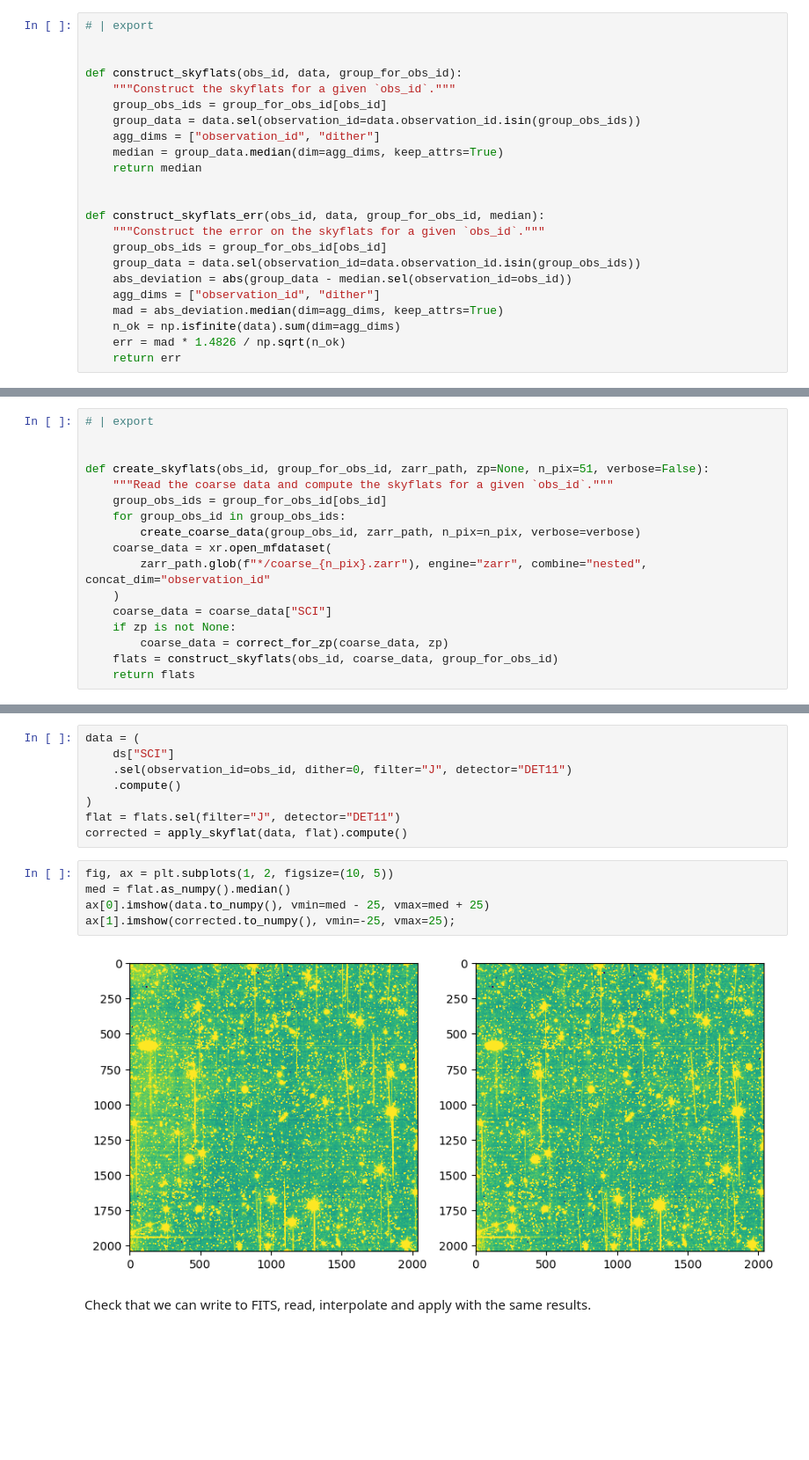
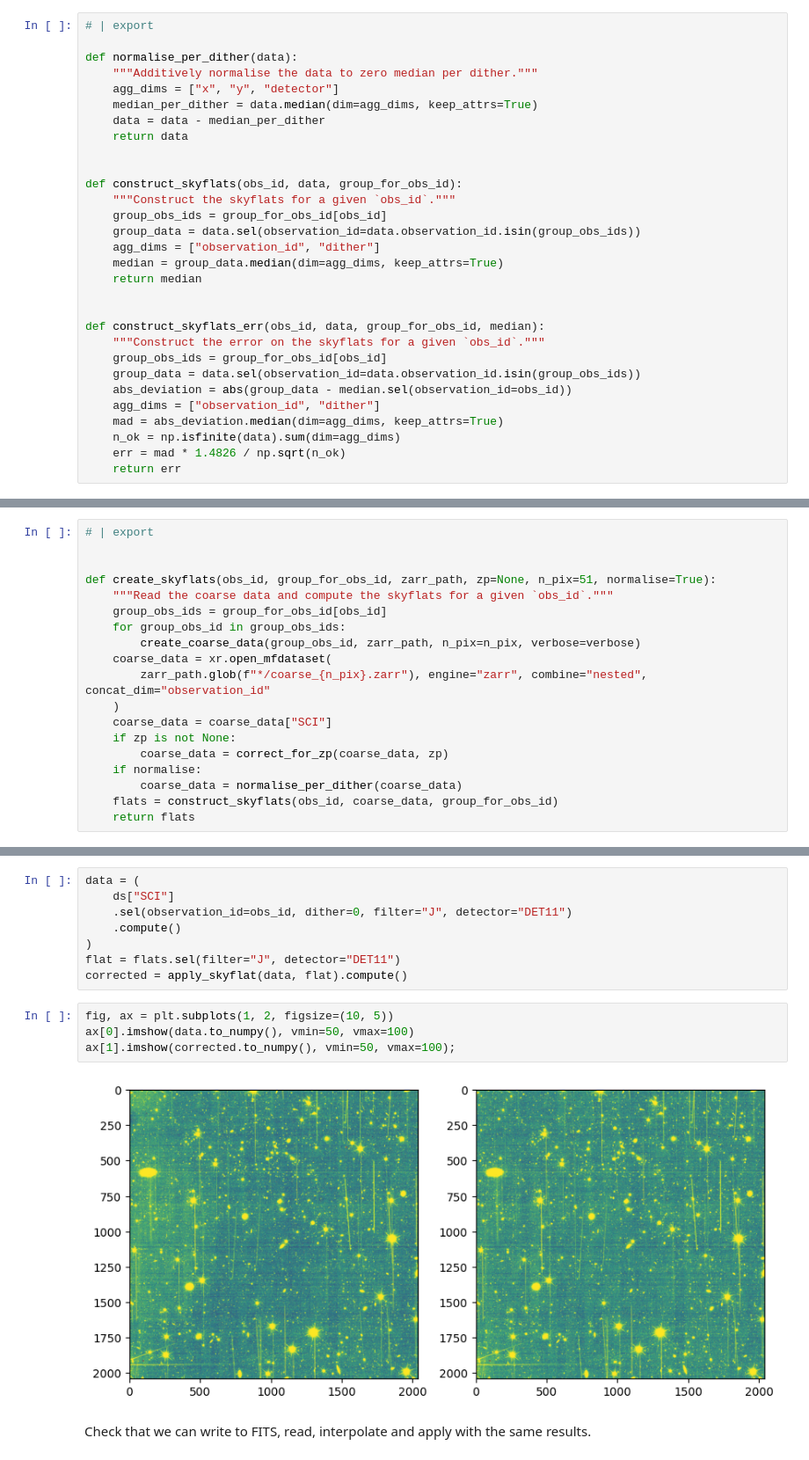
Before and after one commit to IntraClusterLight/nicl_q1, a Jupyter notebook: nbs/euclid/skyflat.ipynb, the cells around one changed output, grey strips where cells are left out. Shown at 88% size. Cells and saved outputs as stored; diff of their text form; blank space fills up the shorter version.

Commit message:
Normalise before creating autodark, closes #84

```diff
--- a/nbs/euclid/skyflat.ipynb
+++ b/nbs/euclid/skyflat.ipynb
@@ -120,6 +120,13 @@ The skyflat is simply the median of the coarse data over each group of observati
 We can also compute the error on the skyflat by taking the median absolute deviation of the coarse data over each group of observations.
 # %%
 # | export
+
+def normalise_per_dither(data):
+    """Additively normalise the data to zero median per dither."""
+    agg_dims = ["x", "y", "detector"]
+    median_per_dither = data.median(dim=agg_dims, keep_attrs=True)
+    data = data - median_per_dither
+    return data
 
 
 def construct_skyflats(obs_id, data, group_for_obs_id):
@@ -226,7 +233,7 @@ def interpolate_skyflats(flat, data):
 # | export
 
 
-def create_skyflats(obs_id, group_for_obs_id, zarr_path, zp=None, n_pix=51, verbose=False):
+def create_skyflats(obs_id, group_for_obs_id, zarr_path, zp=None, n_pix=51, normalise=True):
     """Read the coarse data and compute the skyflats for a given `obs_id`."""
     group_obs_ids = group_for_obs_id[obs_id]
     for group_obs_id in group_obs_ids:
@@ -237,6 +244,8 @@ def create_skyflats(obs_id, group_for_obs_id, zarr_path, zp=None, n_pix=51, verb
     coarse_data = coarse_data["SCI"]
     if zp is not None:
         coarse_data = correct_for_zp(coarse_data, zp)
+    if normalise:
+        coarse_data = normalise_per_dither(coarse_data)
     flats = construct_skyflats(obs_id, coarse_data, group_for_obs_id)
     return flats
 # %%
@@ -304,11 +313,10 @@ flat = flats.sel(filter="J", detector="DET11")
 corrected = apply_skyflat(data, flat).compute()
 # %%
 fig, ax = plt.subplots(1, 2, figsize=(10, 5))
-med = flat.as_numpy().median()
-ax[0].imshow(data.to_numpy(), vmin=med - 25, vmax=med + 25)
-ax[1].imshow(corrected.to_numpy(), vmin=-25, vmax=25);
+ax[0].imshow(data.to_numpy(), vmin=50, vmax=100)
+ax[1].imshow(corrected.to_numpy(), vmin=50, vmax=100);
 # %% [output]
-[figure, old version]
+[figure, new version]
 # %% [markdown]
 Check that we can write to FITS, read, interpolate and apply with the same results.
 # %%
```
Also changed, not shown: parts of 2 cells of this notebook, 2 other files.
